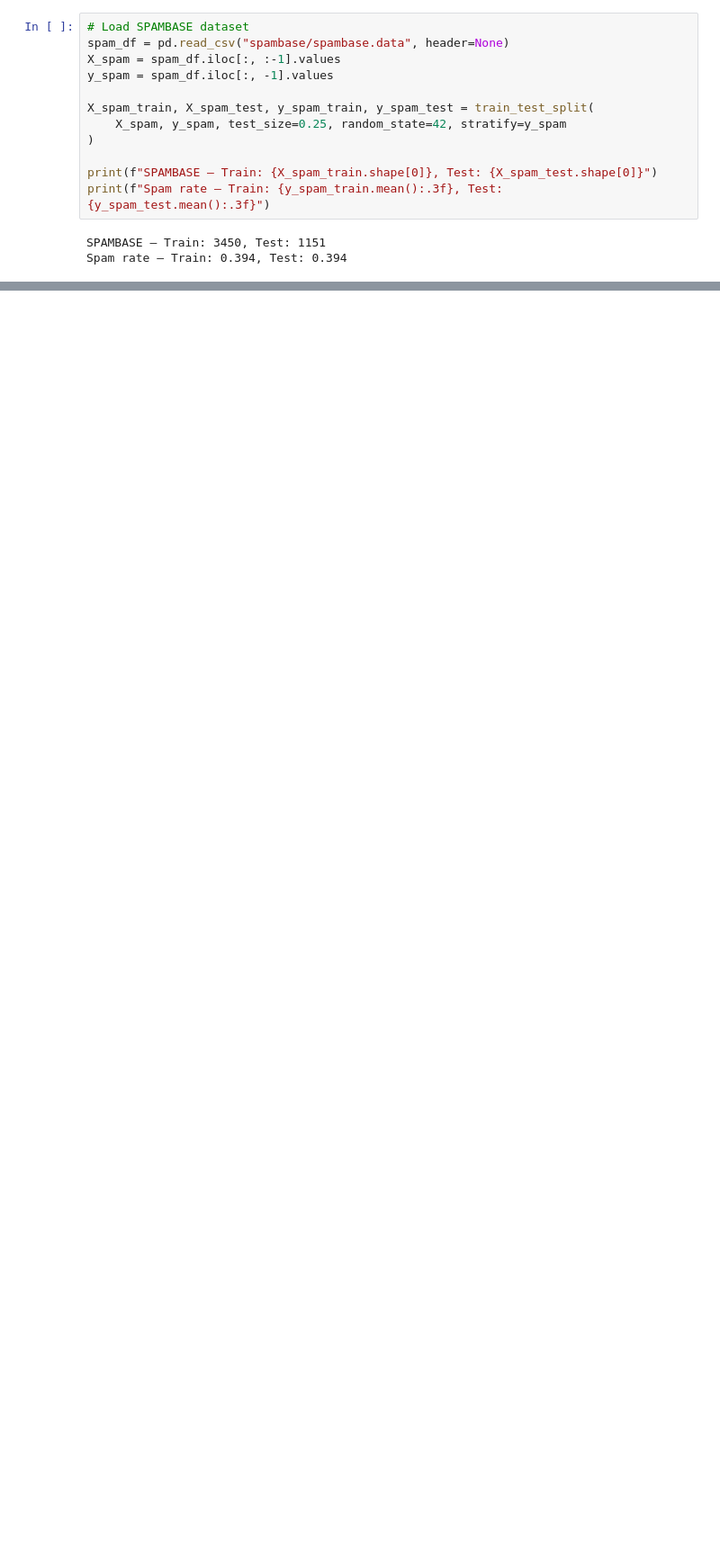
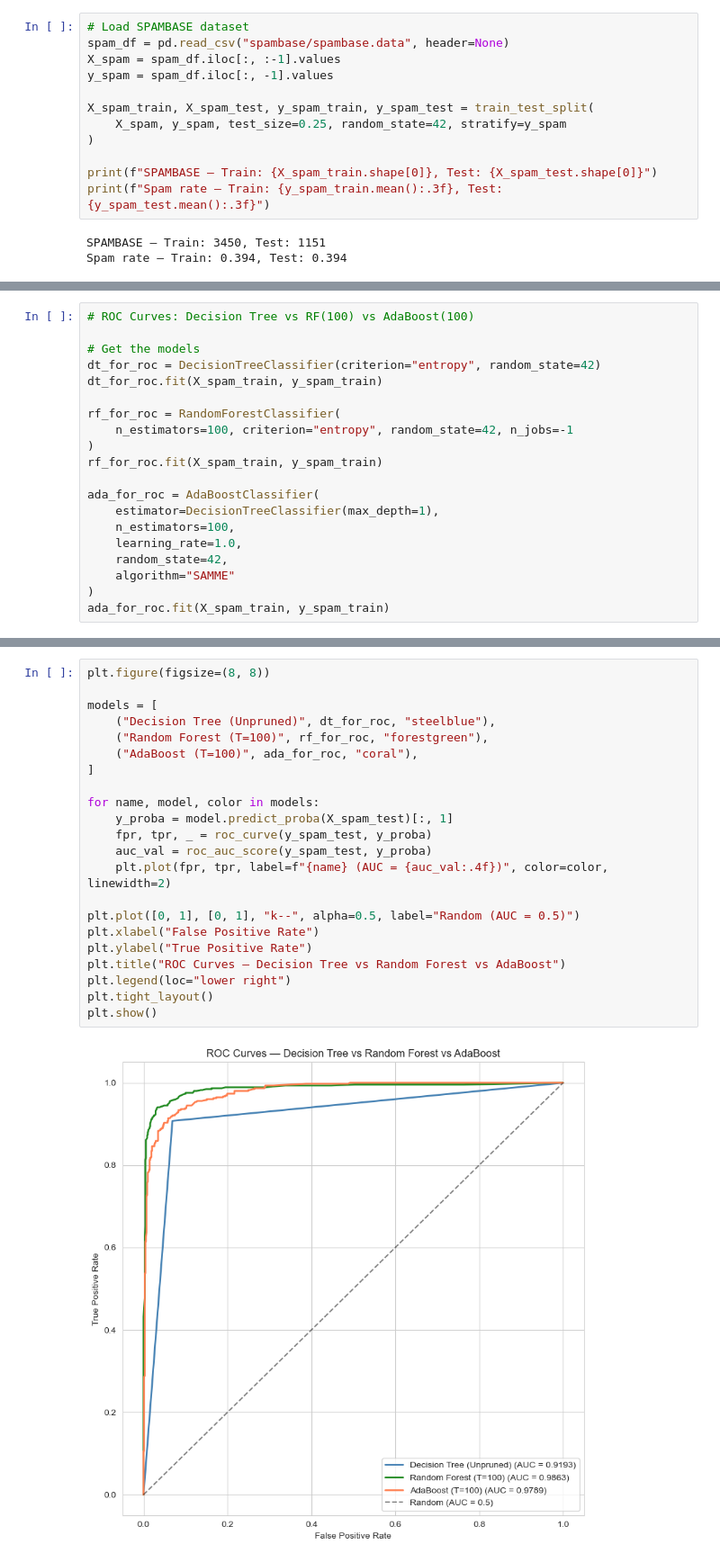
Before and after one commit to jonathanwong05/DS4400, a Jupyter notebook: Homework4/homework4.ipynb, the cells around one changed output, grey strips where cells are left out. Shown at 90% size. Cells and saved outputs as stored; diff of their text form; blank space fills up the shorter version.

```diff
--- a/Homework4/homework4.ipynb
+++ b/Homework4/homework4.ipynb
@@ -31,0 +332,20 @@ Spam rate — Train: 0.394, Test: 0.394
+# %%
+# ROC Curves: Decision Tree vs RF(100) vs AdaBoost(100)
+
+# Get the models
+dt_for_roc = DecisionTreeClassifier(criterion="entropy", random_state=42)
+dt_for_roc.fit(X_spam_train, y_spam_train)
+
+rf_for_roc = RandomForestClassifier(
+    n_estimators=100, criterion="entropy", random_state=42, n_jobs=-1
+)
+rf_for_roc.fit(X_spam_train, y_spam_train)
+
+ada_for_roc = AdaBoostClassifier(
+    estimator=DecisionTreeClassifier(max_depth=1),
+    n_estimators=100,
+    learning_rate=1.0,
+    random_state=42,
+    algorithm="SAMME"
+)
+ada_for_roc.fit(X_spam_train, y_spam_train)
@@ -31,0 +356,24 @@ Spam rate — Train: 0.394, Test: 0.394
+# %%
+plt.figure(figsize=(8, 8))
+
+models = [
+    ("Decision Tree (Unpruned)", dt_for_roc, "steelblue"),
+    ("Random Forest (T=100)", rf_for_roc, "forestgreen"),
+    ("AdaBoost (T=100)", ada_for_roc, "coral"),
+]
+
+for name, model, color in models:
+    y_proba = model.predict_proba(X_spam_test)[:, 1]
+    fpr, tpr, _ = roc_curve(y_spam_test, y_proba)
+    auc_val = roc_auc_score(y_spam_test, y_proba)
+    plt.plot(fpr, tpr, label=f"{name} (AUC = {auc_val:.4f})", color=color, linewidth=2)
+
+plt.plot([0, 1], [0, 1], "k--", alpha=0.5, label="Random (AUC = 0.5)")
+plt.xlabel("False Positive Rate")
+plt.ylabel("True Positive Rate")
+plt.title("ROC Curves — Decision Tree vs Random Forest vs AdaBoost")
+plt.legend(loc="lower right")
+plt.tight_layout()
+plt.show()
+# %% [output]
+[figure, added]
```
Also changed, not shown: parts of 40 cells of this notebook.
